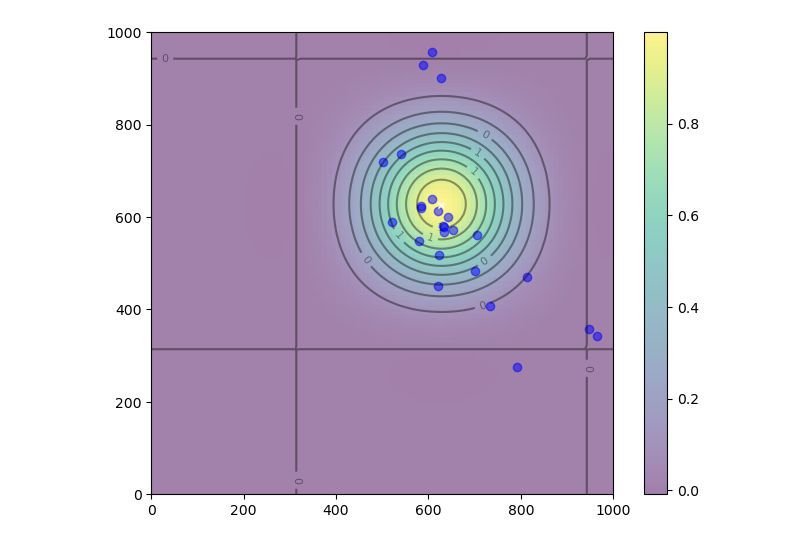
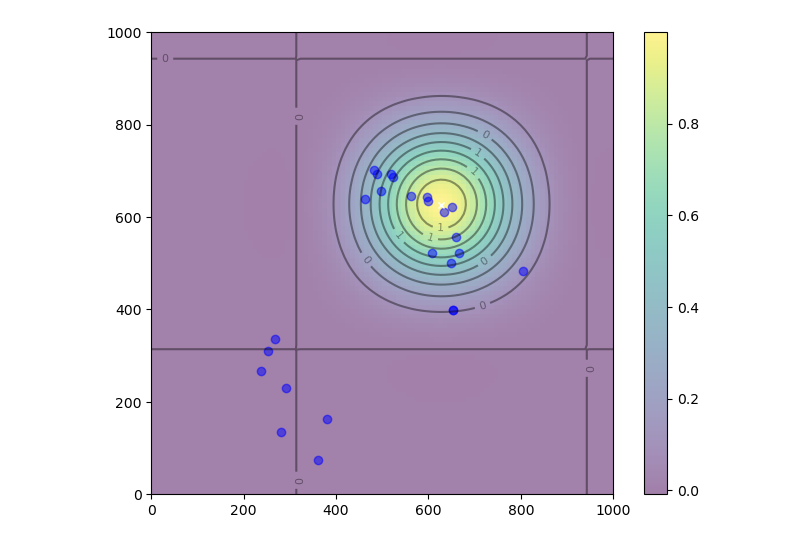
Before and after one commit to byang12/UNDERWATER_SWARM_ADHOC, a Jupyter notebook: GlowWarm-simpy.ipynb, the cells around one changed output. Saved outputs shown, nothing was run; the diff lists cells and outputs as text; code cells hidden in the pictures.

```diff
--- a/GlowWarm-simpy.ipynb
+++ b/GlowWarm-simpy.ipynb
@@ -329,31 +360,31 @@ if __name__ == "__main__":
 # %%
 # Plotting - no Animation
 x, y = np.array(np.meshgrid(np.linspace(0, dims, 100), np.linspace(0, dims, 100)))
 z = fitness_function(x, y)
 x_max, y_max = x.ravel()[z.argmax()], y.ravel()[z.argmax()]
 
 fig, ax = plt.subplots(figsize=(8, 6))
 img = ax.imshow(z, extent=[0, dims, 0, dims], origin='lower', cmap='viridis', alpha=0.5)
 fig.colorbar(img, ax=ax)
 ax.plot([x_max], [y_max], marker='x', markersize=5, color="white")
 contours = ax.contour(x, y, z, 10, colors='black', alpha=0.4)
 ax.clabel(contours, inline=True, fontsize=8, fmt="%.0f")
 #p_plot = ax.scatter(positions[0][0], positions[0][1], marker='o', color='blue', alpha=0.5)
 #nbest_plot = plt.scatter([nbest[0]], [nbest[1]], marker='*', s=100, color='black', alpha=0.4)
 
-i = 200
+i = 90
 ax.clear()
 ax.imshow(z, extent=[0, dims, 0, dims], origin='lower', cmap='viridis', alpha=0.5)
 ax.plot([x_max], [y_max], marker='x', markersize=5, color="white")
 contours = ax.contour(x, y, z, 10, colors='black', alpha=0.4)
 ax.clabel(contours, inline=True, fontsize=8, fmt="%.0f")
 x_list = []
 y_list = []
 for j in range(num_worms):
     x_list.append(all_positions[j][i][0])
     y_list.append(all_positions[j][i][1])
 p_plot = ax.scatter(x_list, y_list, marker='o', color='blue', alpha=0.5)
 #nbest_plot.set_offsets(nbest.reshape(1, -1))
 plt.show()
 # %% [output]
-[figure, old version]
+[figure, new version]
```
Also changed, not shown: parts of 4 cells of this notebook, 1 other file.
